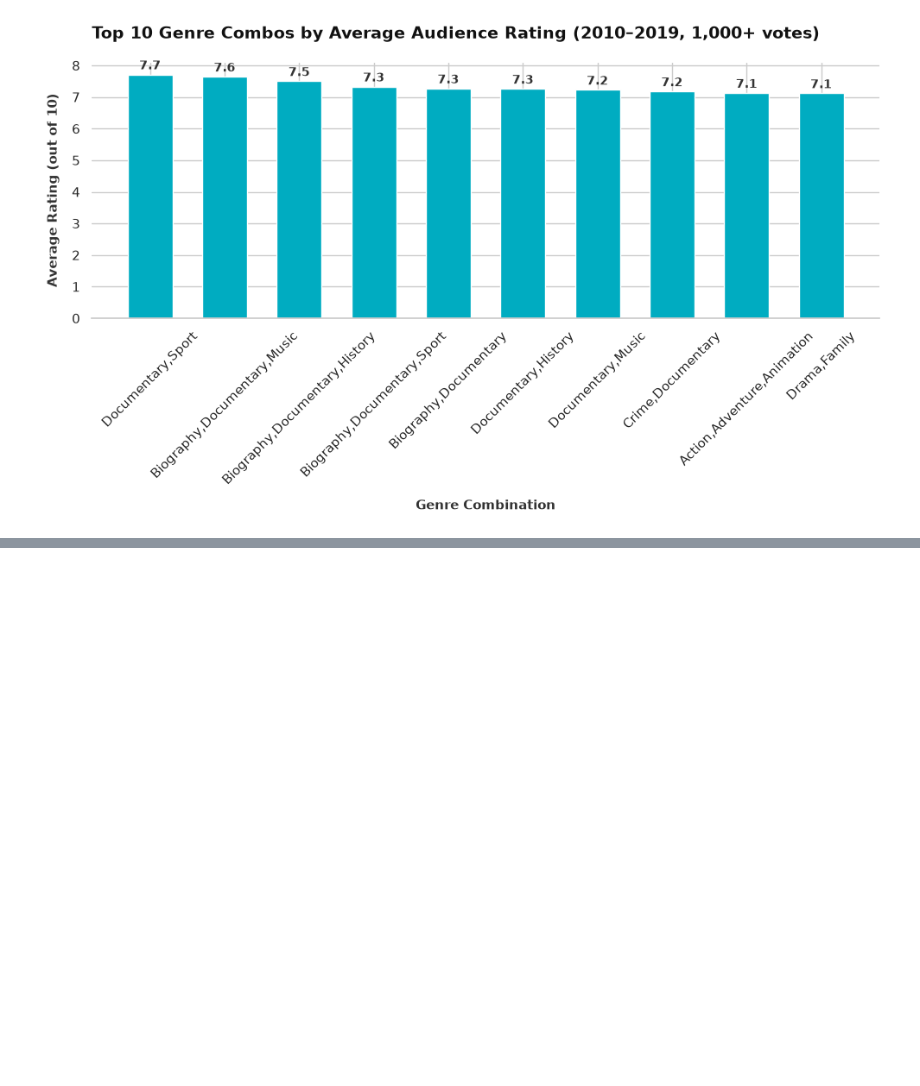
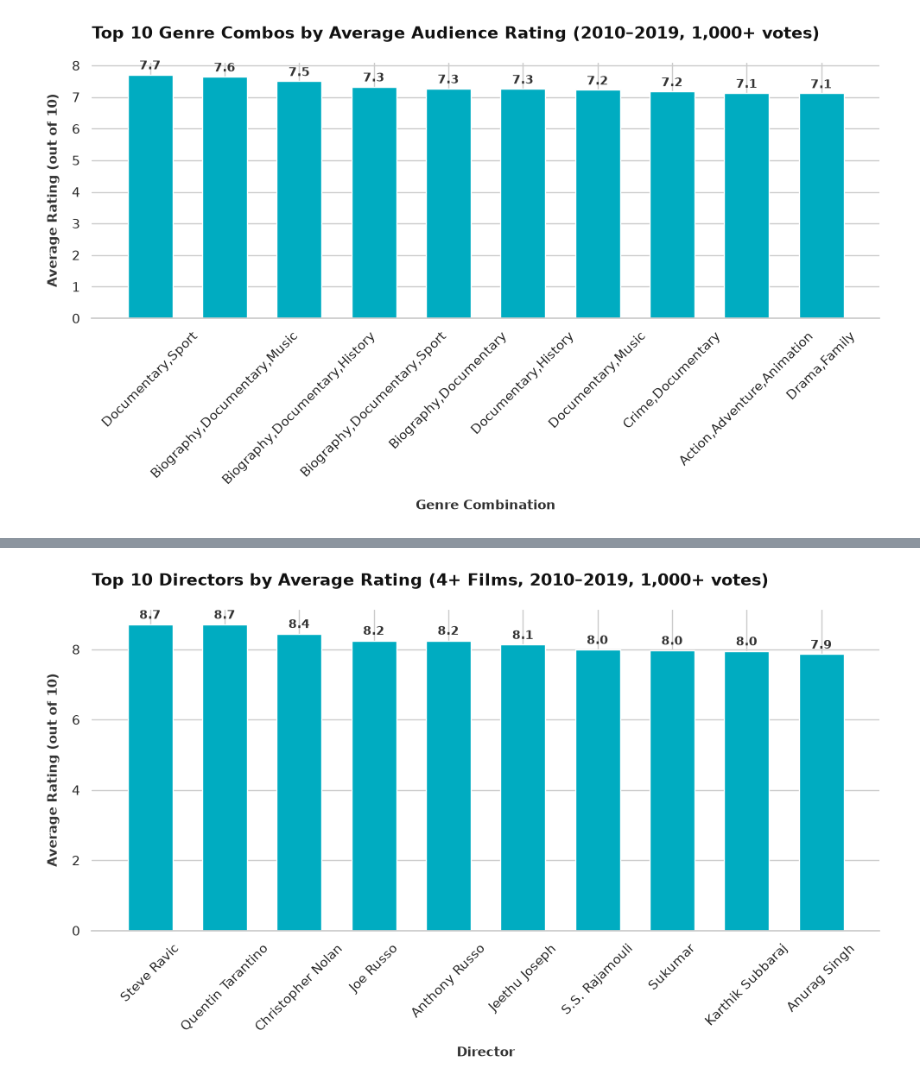
Before and after one commit to oliverkiplagat/dsc-sql-summative-lab, a Jupyter notebook: SQLSummativeLab.ipynb, the cells around one changed output, grey strips where cells are left out. Drawn from its saved outputs; the diff is of its cells as text; code cells hidden in the pictures; blank space fills up the shorter version.

```diff
--- a/SQLSummativeLab.ipynb
+++ b/SQLSummativeLab.ipynb
@@ -869,0 +1029,20 @@ NOTE: You do not need to explore every aspect of this database. Find something t
+# %%
+#Most inconsistent high rated directors
+director_ratings = pd.read_sql("""
+SELECT
+    p.primary_name AS director_name,
+    COUNT(DISTINCT mb.movie_id) AS movies_directed,
+    ROUND(AVG(mr.averagerating), 2) AS avg_rating
+FROM directors d
+JOIN persons p ON d.person_id = p.person_id
+JOIN movie_basics mb ON d.movie_id = mb.movie_id
+JOIN movie_ratings mr ON mb.movie_id = mr.movie_id
+WHERE mb.start_year BETWEEN 2010 AND 2019
+    AND mr.numvotes >= 1000
+GROUP BY p.primary_name
+HAVING movies_directed >= 4
+ORDER BY avg_rating DESC
+LIMIT 10;
+""", conn4)
+
+director_ratings
@@ -869,0 +1061,15 @@ NOTE: You do not need to explore every aspect of this database. Find something t
+# %%
+fig, ax = plot_charts(
+    df = director_ratings,
+    x_col = "director_name",
+    y_col = "avg_rating",
+    chart_type = "bar",
+    title = "Top 10 Directors by Average Rating (4+ Films, 2010–2019, 1,000+ votes)",
+    xlabel = "Director",
+    ylabel = "Average Rating (out of 10)",
+    color = "#00acc1"
+)
+
+plt.show()
+# %% [output]
+[figure, added]
```
Also changed, not shown: parts of 14 cells of this notebook.
